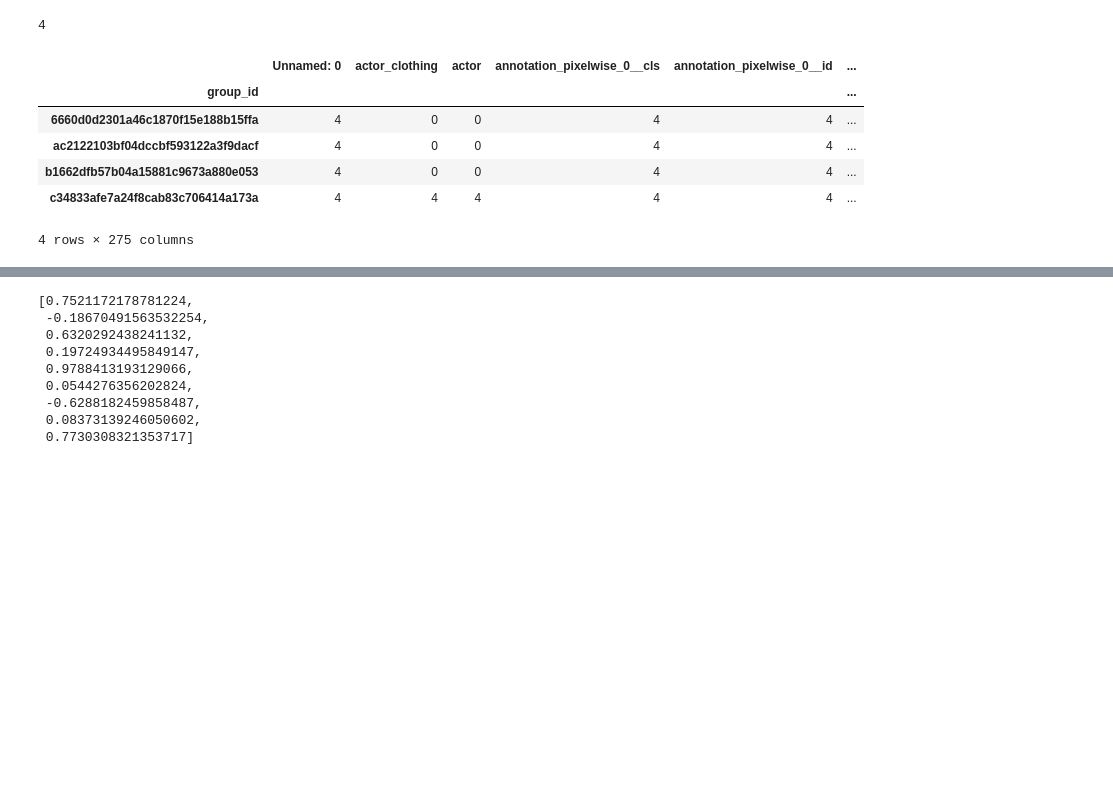
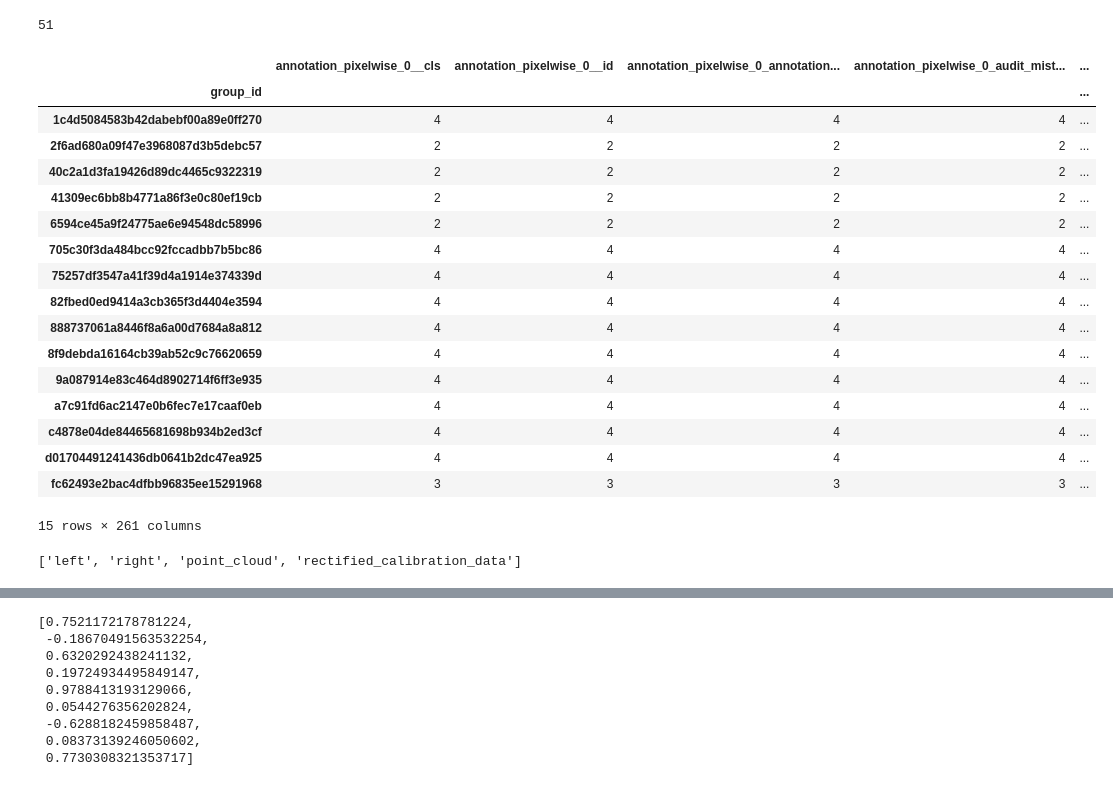
Before and after one commit to Alex17Li/scripts, a Jupyter notebook: notebooks/voxel/from_pointcloud.ipynb, the cells around one changed output, grey strips where cells are left out. Saved outputs shown, nothing was run; the diff lists cells and outputs as text; code cells hidden in the pictures; blank space fills up the shorter version.

```diff
--- a/notebooks/voxel/from_pointcloud.ipynb
+++ b/notebooks/voxel/from_pointcloud.ipynb
@@ -98,32 +22,43 @@ Time taken to prepare data for dataset creation job: 3.58 mins
 # %%
-directory_list = [f"{os.environ['DATASET_PATH']}/halo_all_cam_images_3_seconds_2_sequences",
+directory_list = [f"{os.environ['DATASET_PATH']}/halo_all_cam_anno_3_seconds_2_sequences",
              f'{os.environ["DATASET_PATH"]}/halo_all_cam_labeled_dataset',
              '/data2/jupiter/datasets/20231017_halo_rgb_labeled_excluded_bad_iq',
              '/data/jupiter/datasets/iq_2023_v5_anno']
 csv_list = [
-    'annotations.csv',
+    'master_annotations.csv',
     'master_annotations.csv',
     '653a7a0a3c2d8ab221f6d915_master_annotations.csv',
     '64dfcc1de5a41169c7deb205_master_annotations.csv']
-dataset_idx = 1
+dataset_idx = 0
 directory = directory_list[dataset_idx]
 csv_name = csv_list[dataset_idx]
 dset_name = directory.split('/')[-1]
 stereo_df_full = pd.read_csv(os.path.join(directory, csv_name), low_memory=False)
 stereo_df_uniq = stereo_df_full.drop_duplicates('id')
 # example_ids = ['64e6934deef031aa465115f3']
-stereo_df = stereo_df_uniq[stereo_df_uniq['group_id'].isin(['b1662dfb57b04a15881c9673a880e053'])]
+stereo_df = stereo_df_uniq#[stereo_df_uniq['group_id'].isin(['b1662dfb57b04a15881c9673a880e053'])]
 print(len(stereo_df))
 stereo_df_uniq.groupby('group_id').count()
 # %% [output]
-4
+51
-|  | Unnamed: 0 | actor_clothing | actor | annotation_pixelwise_0__cls | annotation_pixelwise_0__id | ... |
-| group_id |  |  |  |  |  | ... |
-| 6660d0d2301a46c1870f15e188b15ffa | 4 | 0 | 0 | 4 | 4 | ... |
-| ac2122103bf04dccbf593122a3f9dacf | 4 | 0 | 0 | 4 | 4 | ... |
-| b1662dfb57b04a15881c9673a880e053 | 4 | 0 | 0 | 4 | 4 | ... |
-| c34833afe7a24f8cab83c706414a173a | 4 | 4 | 4 | 4 | 4 | ... |
+|  | annotation_pixelwise_0__cls | annotation_pixelwise_0__id | annotation_pixelwise_0_annotation... | annotation_pixelwise_0_audit_mist... | ... |
+| group_id |  |  |  |  | ... |
+| 1c4d5084583b42dabebf00a89e0ff270 | 4 | 4 | 4 | 4 | ... |
+| 2f6ad680a09f47e3968087d3b5debc57 | 2 | 2 | 2 | 2 | ... |
+| 40c2a1d3fa19426d89dc4465c9322319 | 2 | 2 | 2 | 2 | ... |
+| 41309ec6bb8b4771a86f3e0c80ef19cb | 2 | 2 | 2 | 2 | ... |
+| 6594ce45a9f24775ae6e94548dc58996 | 2 | 2 | 2 | 2 | ... |
+| 705c30f3da484bcc92fccadbb7b5bc86 | 4 | 4 | 4 | 4 | ... |
+| 75257df3547a41f39d4a1914e374339d | 4 | 4 | 4 | 4 | ... |
+| 82fbed0ed9414a3cb365f3d4404e3594 | 4 | 4 | 4 | 4 | ... |
+| 888737061a8446f8a6a00d7684a8a812 | 4 | 4 | 4 | 4 | ... |
+| 8f9debda16164cb39ab52c9c76620659 | 4 | 4 | 4 | 4 | ... |
+| 9a087914e83c464d8902714f6ff3e935 | 4 | 4 | 4 | 4 | ... |
+| a7c91fd6ac2147e0b6fec7e17caaf0eb | 4 | 4 | 4 | 4 | ... |
+| c4878e04de84465681698b934b2ed3cf | 4 | 4 | 4 | 4 | ... |
+| d01704491241436db0641b2dc47ea925 | 4 | 4 | 4 | 4 | ... |
+| fc62493e2bac4dfbb96835ee15291968 | 3 | 3 | 3 | 3 | ... |
-4 rows × 275 columns
+15 rows × 261 columns
 # %%
 # Get N visually distinct colors
 def get_distinct_colors(n):
@@ -248,3 +185,7 @@ def show_images(df):
+# %%
+list(obj[0][0].keys())
+# %% [output]
+['left', 'right', 'point_cloud', 'rectified_calibration_data']
 # %%
 %matplotlib inline
 show_images(stereo_df)
```
Also changed, not shown: parts of 6 cells of this notebook, 10 other files.
